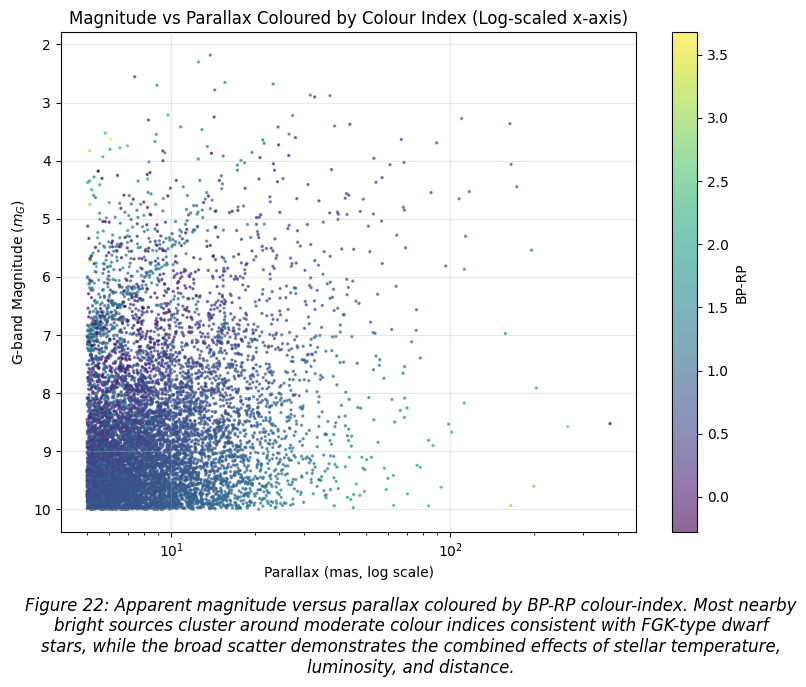
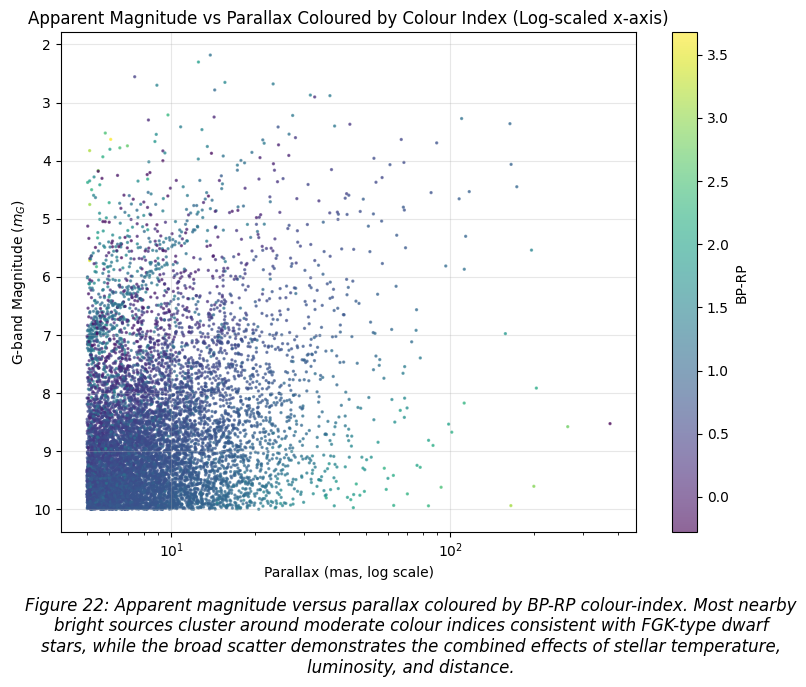
Unified diff of the notebook cell whose output changed from the first chart to the second:
--- before
+++ after
@@ -10,5 +10,5 @@
 plt.xlabel('Parallax (mas, log scale)')
 plt.ylabel(r'G-band Magnitude ($m_{G}$)')
-plt.title(f"Magnitude vs Parallax Coloured by Colour Index (Log-scaled x-axis)")
+plt.title(f"Apparent Magnitude vs Parallax Coloured by Colour Index (Log-scaled x-axis)")
 plt.gca().invert_yaxis()
 plt.grid(True, alpha=0.3)
@@ -22,5 +22,5 @@
 fig_caption_wrapped = '\n'.join(lines)
 plt.figtext(0.52, -0.13, fig_caption_wrapped, ha='center', fontsize=12, style='italic')
-
+plt.savefig("../../outputs/apparent_magnitude_vs_Parallax_coloured_by_bp-rp.png", dpi=300, bbox_inches='tight')
 plt.tight_layout()
 plt.show()

Commit: Added day 13 Hypothesis Testing figures